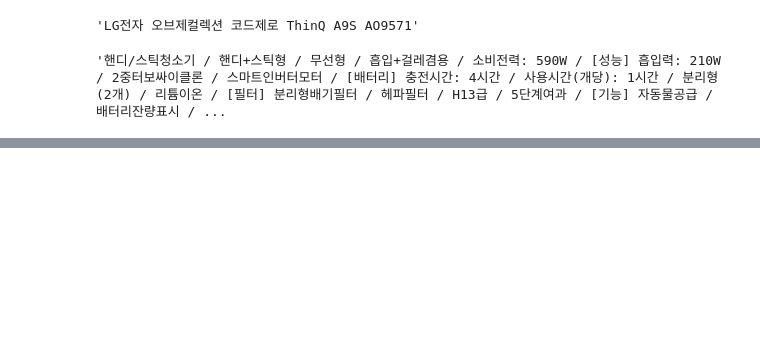
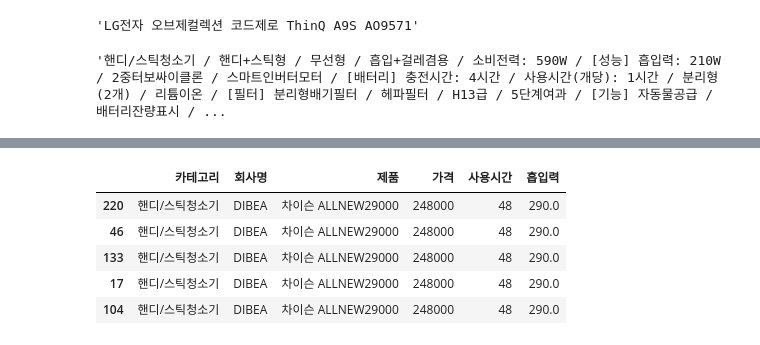
Before and after one commit to Hongbi-Kim/DataAnalysis, a Jupyter notebook: 데이터분석_실무파이썬_강아지/7-1. 무선청소기.ipynb, the cells around one changed output, grey strips where cells are left out. Saved outputs shown, nothing was run; the diff lists cells and outputs as text; code cells hidden in the pictures; blank space fills up the shorter version.

```diff
--- a/데이터분석_실무파이썬_강아지/7-1. 무선청소기.ipynb
+++ b/데이터분석_실무파이썬_강아지/7-1. 무선청소기.ipynb
@@ -75,0 +601,10 @@ prod_items[0].select('p.price_sect > a > strong')[0].text.strip().replace(',',''
+# %%
+top_list = danawa_data.sort_values(['흡입력'],ascending=False)
+top_list.head()
+# %% [output]
+|  | 카테고리 | 회사명 | 제품 | 가격 | 사용시간 | 흡입력 |
+| 220 | 핸디/스틱청소기 | DIBEA | 차이슨 ALLNEW29000 | 248000 | 48 | 290.0 |
+| 46 | 핸디/스틱청소기 | DIBEA | 차이슨 ALLNEW29000 | 248000 | 48 | 290.0 |
+| 133 | 핸디/스틱청소기 | DIBEA | 차이슨 ALLNEW29000 | 248000 | 48 | 290.0 |
+| 17 | 핸디/스틱청소기 | DIBEA | 차이슨 ALLNEW29000 | 248000 | 48 | 290.0 |
+| 104 | 핸디/스틱청소기 | DIBEA | 차이슨 ALLNEW29000 | 248000 | 48 | 290.0 |
```
Also changed, not shown: parts of 58 cells of this notebook, 2 other files.
